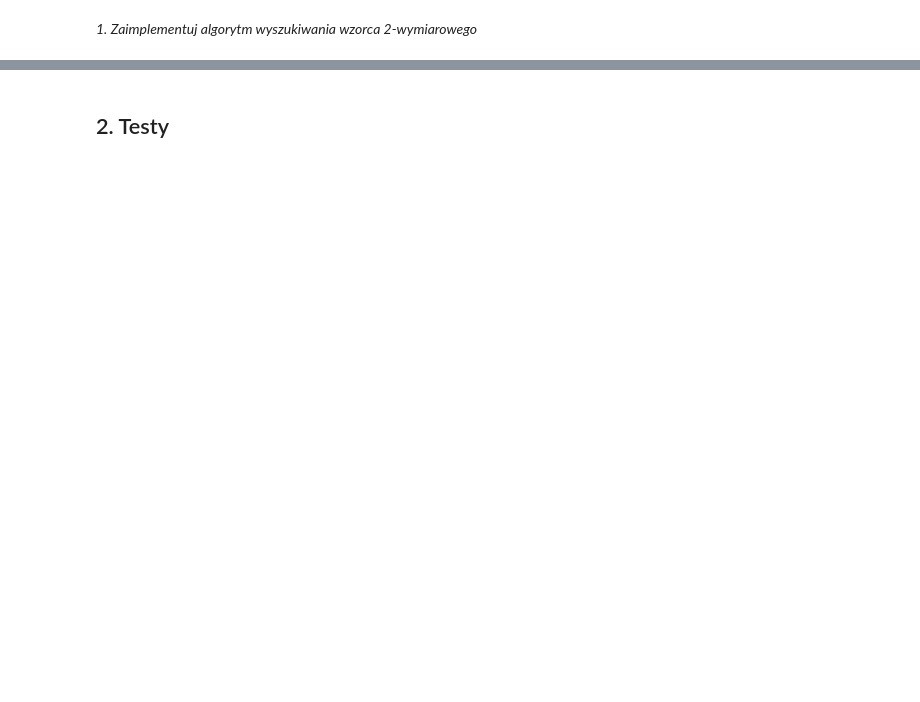
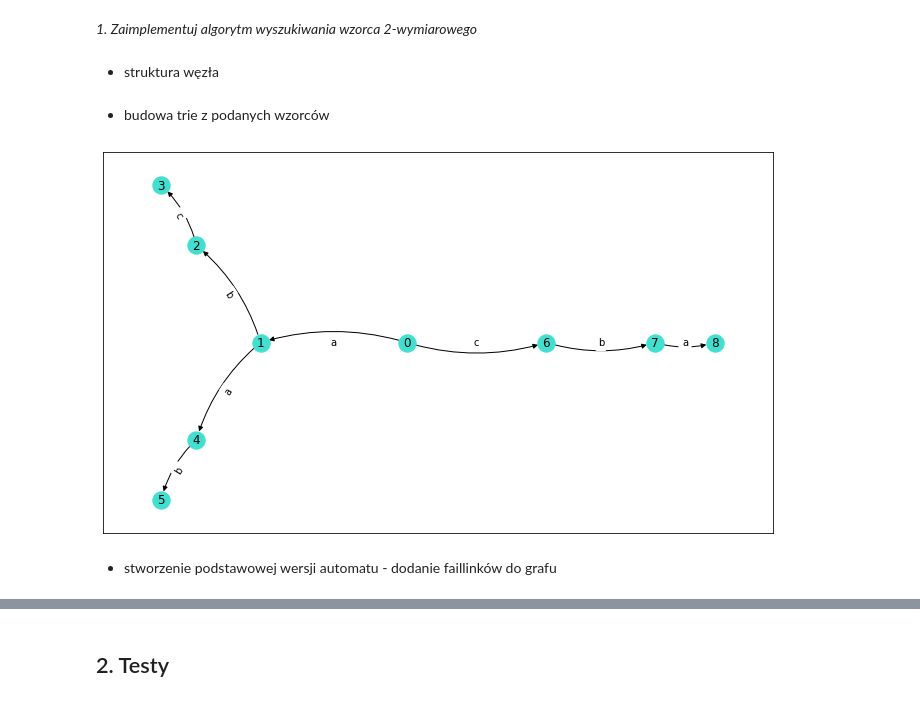
Before and after one commit to mhawryluk/text-algorithms, a Jupyter notebook: 6-2d-matching/zad6.ipynb, the cells around one changed output, grey strips where cells are left out. Cells and saved outputs as stored; diff of their text form; code cells hidden in the pictures; blank space fills up the shorter version.

```diff
--- a/6-2d-matching/zad6.ipynb
+++ b/6-2d-matching/zad6.ipynb
@@ -13,23 +21,25 @@ def print2d(l):
 def show_graph(head):
     graph = nx.DiGraph()
     stack = [head]
+    visited = set()
 
     while stack:
         node = stack.pop()
         for key, edge_node in node.edges.items():
             graph.add_edge(node, edge_node, label=key)
 
-            if not edge_node.visited:
+            if edge_node not in visited:
                 stack.append(edge_node)
 
         if node.fail_link:
             graph.add_edge(node, node.fail_link)
 
-        node.visited = True
+        visited.add(node)
 
+    plt.figure(figsize=(12, 7))
     pos = nx.spectral_layout(graph)
     nx.draw_networkx(
-        graph, pos, connectionstyle='arc3, rad = 0.2', node_color='turquoise')
+        graph, pos, connectionstyle='arc3, rad = 0.15', node_color='turquoise')
     labels = nx.get_edge_attributes(graph, 'label')
     nx.draw_networkx_edge_labels(graph, pos, edge_labels=labels)
     plt.show()
@@ -72,0 +87,8 @@ def prefix_function(pattern):
+# %%
+pattern = ['abc', 'aab', 'cba']
+text= ['bcdef', 'aabcg', 'aaabh', 'ccbai', 'aabbb', 'abccb']
+print('--pattern--')
+print2d(pattern)
+
+print('--text--')
+print2d(text)
@@ -73,26 +108,29 @@ def prefix_function(pattern):
 # %% [markdown]
 <i>1. Zaimplementuj algorytm wyszukiwania wzorca 2-wymiarowego </i>
+# %% [markdown]
+* struktura węzła
 # %%
 class Node:
     index = 0
 
     def __init__(self, parent=None, char=None):
+        self.id = Node.index
+        Node.index += 1
+
         self.edges = {}
         self.fail_link = None
         self.parent = parent
         self.char = char
-        self.visited = False
-        self.id = Node.index
-        Node.index += 1
+
         self.pattern_end = None
-
-    def __lt__(self, other):
-        return self.char < other.char
 
     def __str__(self):
         return str(self.id)
+# %% [markdown]
+* budowa trie z podanych wzorców
 # %%
 def build_trie(patterns):
+    Node.index = 0
     head = Node()
 
     for i, pattern in enumerate(patterns):
@@ -104,9 +142,16 @@ def build_trie(patterns):
                 current_node.edges[char] = Node(char=char, parent=current_node)
                 current_node = current_node.edges[char]
 
-        current_node.pattern_end = i+1
+        if current_node.pattern_end is None:
+            current_node.pattern_end = i+1
 
     return head
+# %%
+show_graph(build_trie(pattern))
+# %% [output]
+[figure, added]
+# %% [markdown]
+* stworzenie podstawowej wersji automatu - dodanie faillinków do grafu
 # %%
 def build_automaton(patterns):
     head = build_trie(patterns)
```
Also changed, not shown: parts of 39 cells of this notebook.
